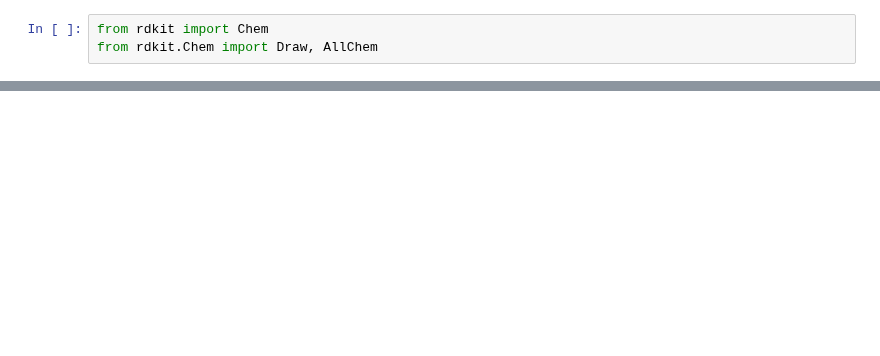
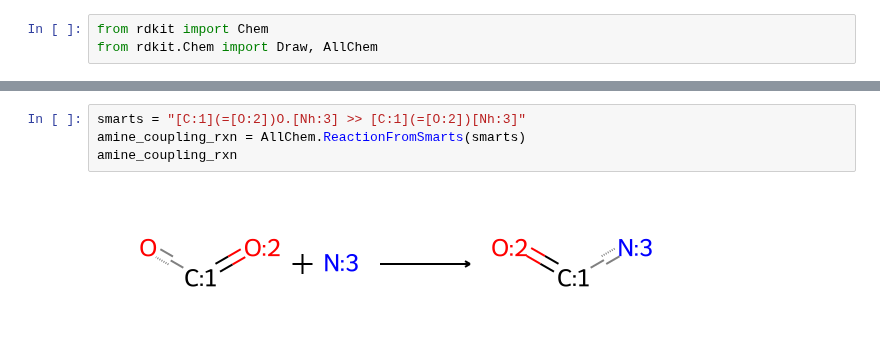
Before and after one commit to ganesh7shahane/useful_cheminformatics, a Jupyter notebook: 10_Reaction_Enumeration.ipynb, the cells around one changed output, grey strips where cells are left out. Drawn from its saved outputs; the diff is of its cells as text; blank space fills up the shorter version.

```diff
--- a/10_Reaction_Enumeration.ipynb
+++ b/10_Reaction_Enumeration.ipynb
@@ -15,0 +93,6 @@ rxn
+# %%
+smarts = "[C:1](=[O:2])O.[Nh:3] >> [C:1](=[O:2])[Nh:3]"
+amine_coupling_rxn = AllChem.ReactionFromSmarts(smarts)
+amine_coupling_rxn
+# %% [output]
+[figure, added]
```
Also changed, not shown: parts of 28 cells of this notebook, 4 other files.
